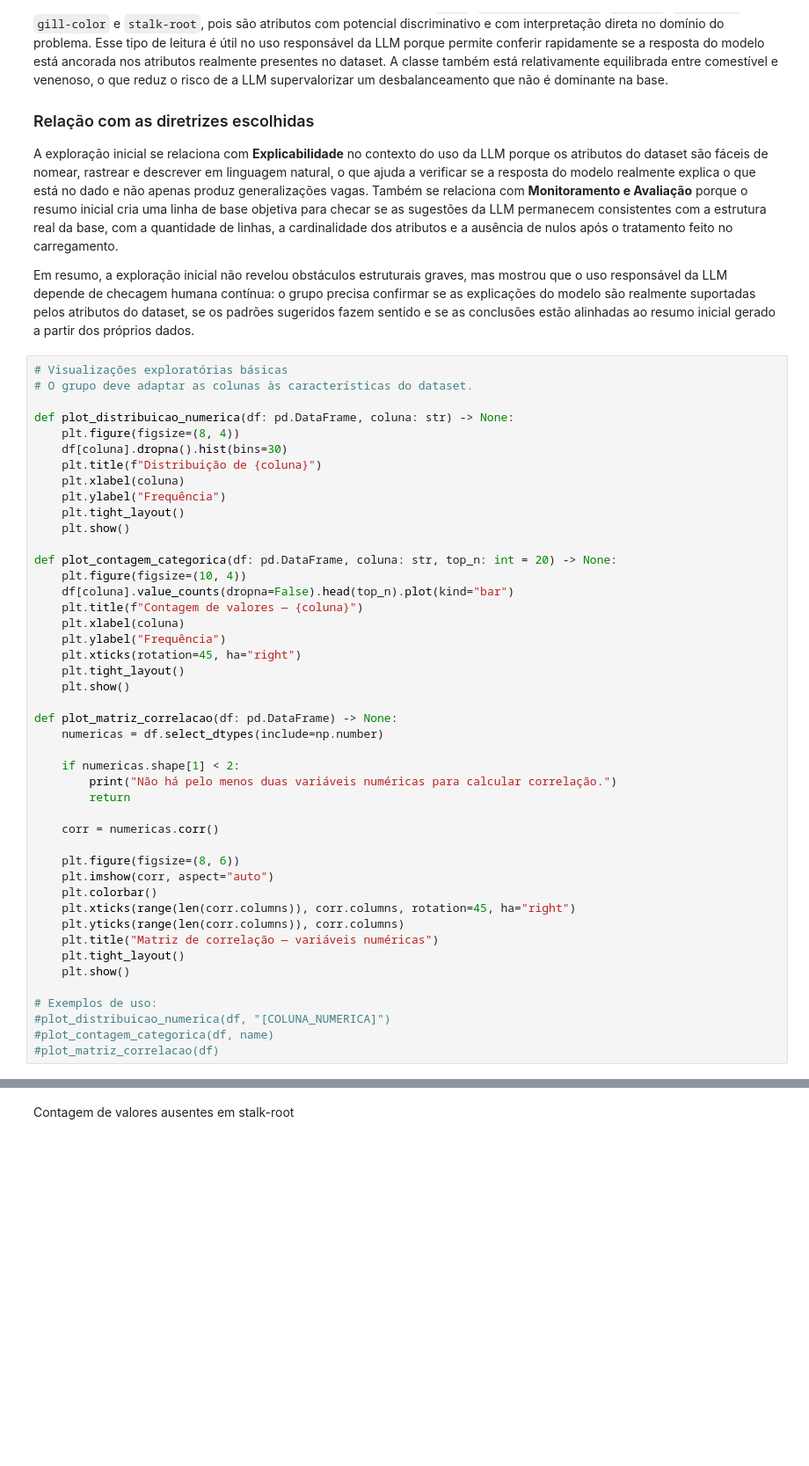
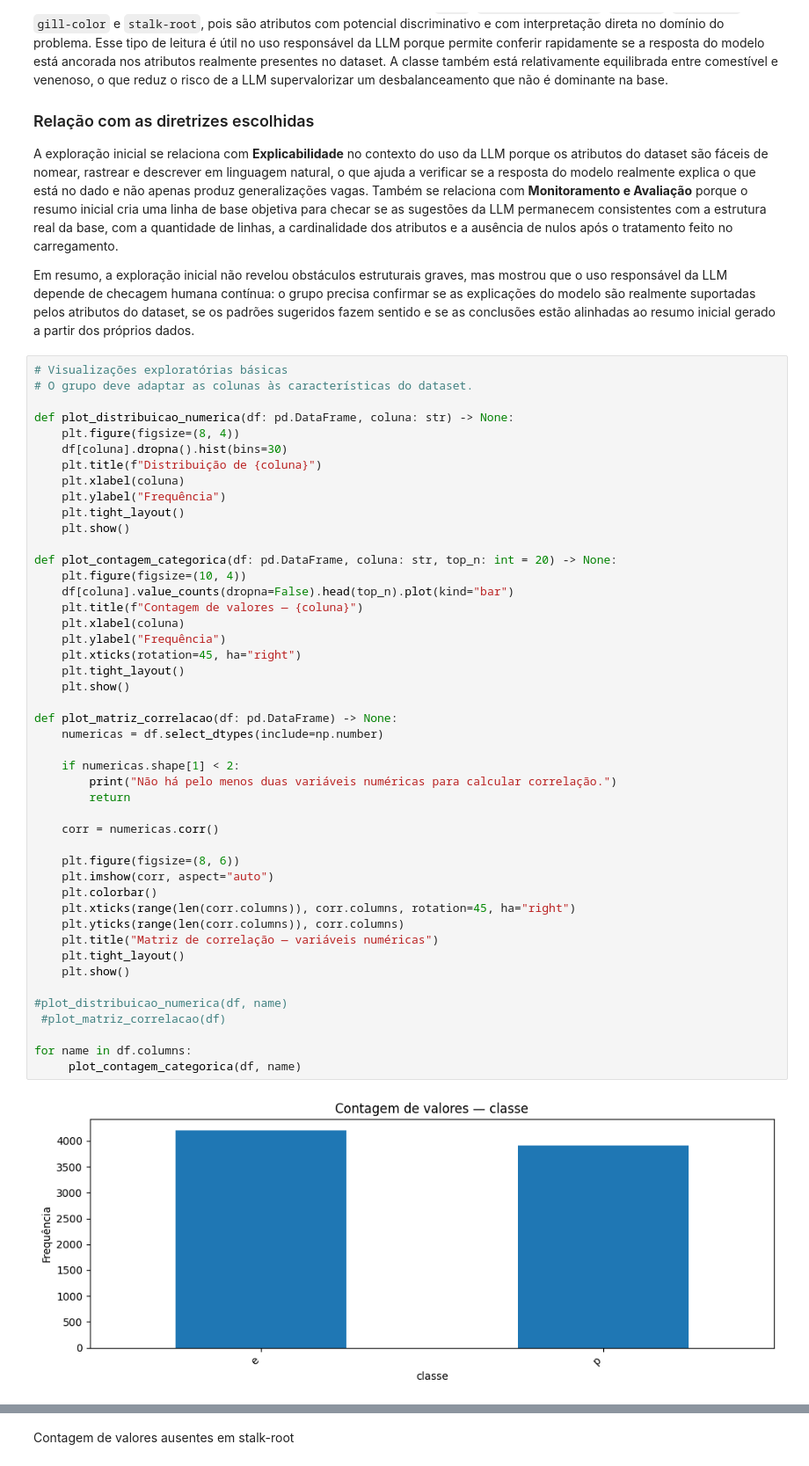
Before and after one commit to DaviOSad/Online-Players-Behavior-Segmentation, a Jupyter notebook: TP1_Fase2_Grupo11.ipynb, the cells around one changed output, grey strips where cells are left out. Shown at 88% size. Saved outputs shown, nothing was run; the diff lists cells and outputs as text; blank space fills up the shorter version.

```diff
--- a/TP1_Fase2_Grupo11.ipynb
+++ b/TP1_Fase2_Grupo11.ipynb
@@ -566,34 +566,37 @@ def plot_distribuicao_numerica(df: pd.DataFrame, coluna: str) -> None:
     plt.show()
 
 def plot_contagem_categorica(df: pd.DataFrame, coluna: str, top_n: int = 20) -> None:
     plt.figure(figsize=(10, 4))
     df[coluna].value_counts(dropna=False).head(top_n).plot(kind="bar")
     plt.title(f"Contagem de valores — {coluna}")
     plt.xlabel(coluna)
     plt.ylabel("Frequência")
     plt.xticks(rotation=45, ha="right")
     plt.tight_layout()
     plt.show()
 
 def plot_matriz_correlacao(df: pd.DataFrame) -> None:
     numericas = df.select_dtypes(include=np.number)
 
     if numericas.shape[1] < 2:
         print("Não há pelo menos duas variáveis numéricas para calcular correlação.")
         return
 
     corr = numericas.corr()
 
     plt.figure(figsize=(8, 6))
     plt.imshow(corr, aspect="auto")
     plt.colorbar()
     plt.xticks(range(len(corr.columns)), corr.columns, rotation=45, ha="right")
     plt.yticks(range(len(corr.columns)), corr.columns)
     plt.title("Matriz de correlação — variáveis numéricas")
     plt.tight_layout()
     plt.show()
 
-# Exemplos de uso:
-#plot_distribuicao_numerica(df, "[COLUNA_NUMERICA]")
-#plot_contagem_categorica(df, name)
-#plot_matriz_correlacao(df)
+#plot_distribuicao_numerica(df, name)
+ #plot_matriz_correlacao(df)
+
+for name in df.columns:
+     plot_contagem_categorica(df, name)
+# %% [output]
+[figure, added]
```
Also changed, not shown: parts of 14 cells of this notebook.
